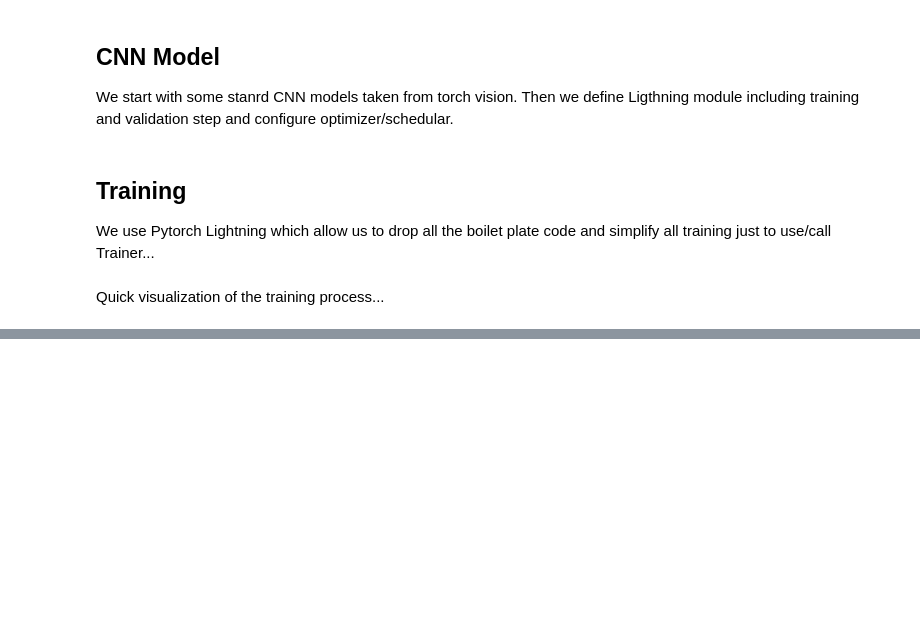
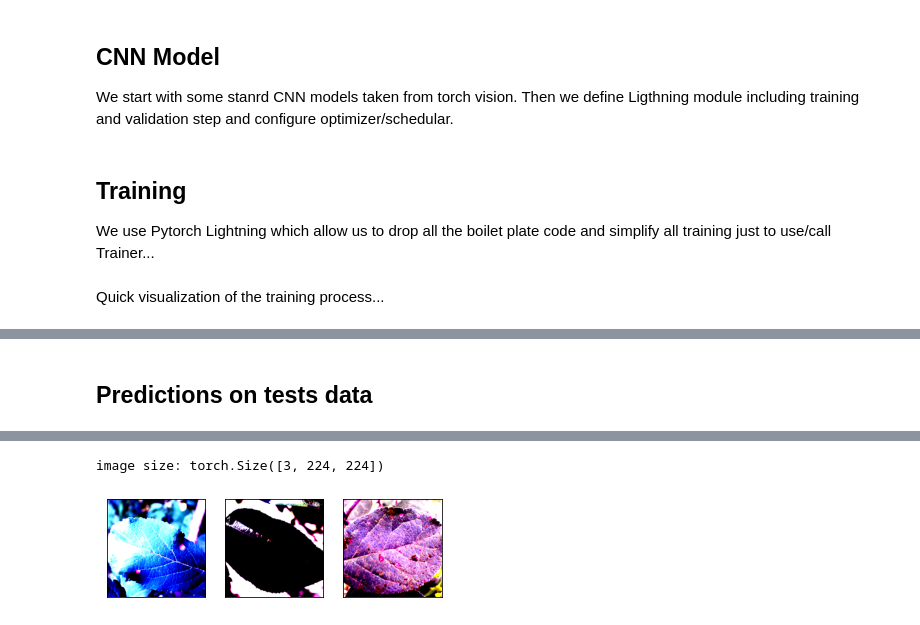
Before and after one commit to Borda/kaggle_image-classify, a Jupyter notebook: notebooks/Plant-Pathology-with-Lightning.ipynb, the cells around one changed output, grey strips where cells are left out. Drawn from its saved outputs; the diff is of its cells as text; code cells hidden in the pictures; blank space fills up the shorter version.

```diff
--- a/notebooks/Plant-Pathology-with-Lightning.ipynb
+++ b/notebooks/Plant-Pathology-with-Lightning.ipynb
@@ -315,0 +332,12 @@ df_metrics[['valid_f1', 'valid_acc', 'train_acc']].plot(grid=True, legend=True,
+# %% [markdown]
+## Predictions on tests data
+# %%
+fig = plt.figure(figsize=(6, 2))
+for imgs, lbs in dm.test_dataloader():
+    print(f'image size: {imgs[0].shape}')
+    for i in range(3):
+        ax = fig.add_subplot(1, 3, i + 1, xticks=[], yticks=[])
+        # print(np.rollaxis(imgs[i].numpy(), 0, 3).shape)
+        ax.imshow(np.rollaxis(imgs[i].numpy(), 0, 3) + 0.5)
+    break
+# %% [output]
@@ -315,0 +347,2 @@ df_metrics[['valid_f1', 'valid_acc', 'train_acc']].plot(grid=True, legend=True,
+image size: torch.Size([3, 224, 224])
+[figure, added]
```
Also changed, not shown: parts of 23 cells of this notebook, 4 other files.
